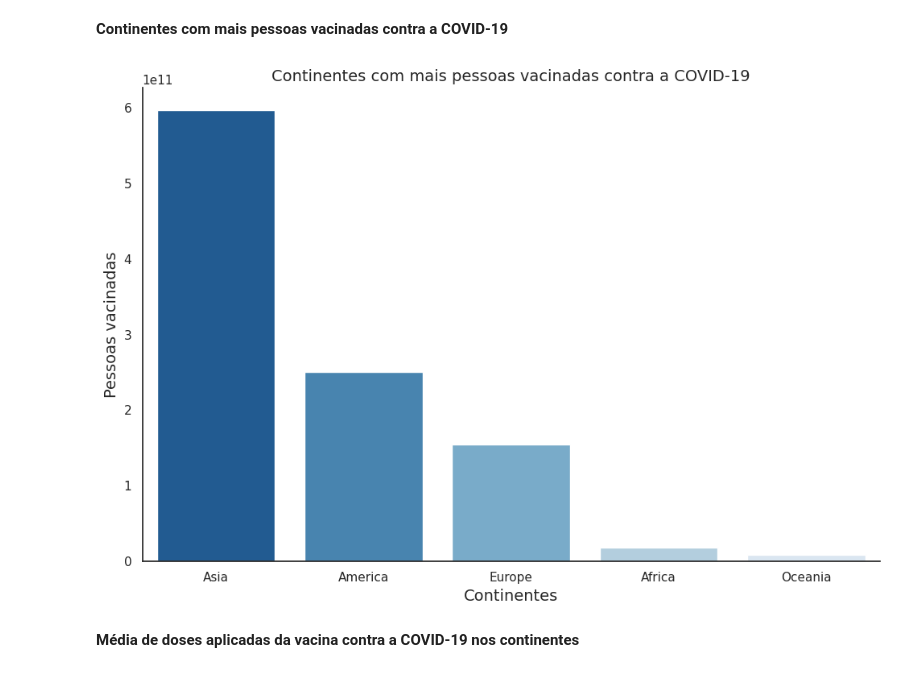
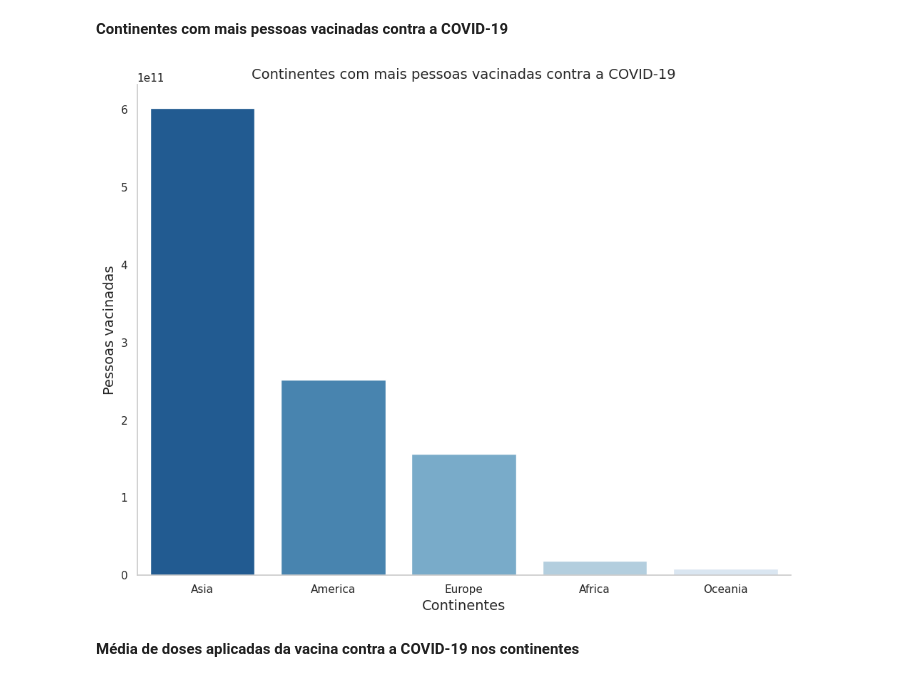
Before and after one commit to victorxbarbosa/victorxbarbosa, a Jupyter notebook: Estudo_de_caso_da_COVID_19.ipynb, the cells around one changed output. Drawn from its saved outputs; the diff is of its cells as text; code cells hidden in the pictures.

```diff
--- a/Estudo_de_caso_da_COVID_19.ipynb
+++ b/Estudo_de_caso_da_COVID_19.ipynb
@@ -34,14 +38,16 @@ import numpy as np
 import matplotlib.pyplot as plt
 import seaborn as sns
 import sweetviz
+import bar_chart_race as bcr
 
+from pywaffle import Waffle
 from wordcloud import WordCloud, STOPWORDS, ImageColorGenerator
 
 %matplotlib inline
 
 # costumizar alguns parâmetros
 plt.rcParams.update({'axes.spines.right': False, 'axes.spines.top': False})
-plt.rcParams["font.size"] = 12
+plt.rcParams["font.size"] = 14
 # %%
 # importar dados
 dados = 'https://github.com/owid/covid-19-data/raw/master/public/data/owid-covid-data.csv'
@@ -278,11 +290,13 @@ corr = df_covid.corr()
 mask=np.triu(np.ones_like(corr, dtype=np.bool))
 
 # gráfico heatmap
-f, ax = plt.subplots(figsize=(18,12))
+f, ax = plt.subplots(figsize=(12,12))
 
 # definir parâmetros
-sns.set_theme(style='whitegrid')
-sns.heatmap(corr, mask= mask, ax=ax, square=True, annot=True, vmin=-1, vmax=1, fmt='.2f');
+rc = {"axes.spines.right": False, "axes.spines.top": False}
+sns.set_theme(style='whitegrid', rc=rc)
+sns.heatmap(corr, mask= mask, ax=ax, square=True, annot=True, vmin=-1, vmax=1, fmt='.2f')
+ax.grid(False)
 
 # plotar
 plt.tight_layout()
@@ -408,14 +421,16 @@ df_covid.groupby(['continent']).median_age.mean().to_frame()
 **Total de mortes por COVID-19 nos continentes**
 # %%
 # ver total de mortes por COVID-19 nos continente
-fig, ax = plt.subplots(figsize=(15,7))
+fig, ax = plt.subplots(figsize=(10,7))
 
 tdc = df_covid.groupby(['continent']).total_deaths.sum().sort_values(ascending=False)[:10].to_dict()
 
+sns.set_theme(style='whitegrid', rc=rc)
 vg = sns.barplot(x=list(tdc.values()), y=list(tdc.keys()), ax=ax, orient='h', palette='Oranges_r')
 ax.set_title('Total de mortes de COVID-19 por continente', fontsize=14)
 ax.set_xlabel('Mortes', fontsize=14)
 ax.set_ylabel('Países', fontsize=14)
+ax.grid(False)
 
 plt.tight_layout()
 # %% [output]
@@ -424,20 +439,22 @@ plt.tight_layout()
 **Continentes com mais pessoas vacinadas contra a COVID-19**
 # %%
 # gráfico dos continentes com as pessoas vacinadas contra o COVID-19
-fig, ax = plt.subplots(figsize=(10,7))
+fig, ax = plt.subplots(figsize=(10,8))
 
 # dados
 cpv = df_covid.groupby(['continent']).people_vaccinated.sum().sort_values(ascending=False)[:10].to_dict()
 
 # criar gráfico
+sns.set_theme(style='whitegrid',rc=rc)
 gcpv = sns.barplot(x=list(cpv.keys()), y=list(cpv.values()), ax=ax, orient='v', palette='Blues_r')
 ax.set_title('Continentes com mais pessoas vacinadas contra a COVID-19', fontsize=14)
 ax.set_xlabel('Continentes', fontsize=14)
 ax.set_ylabel('Pessoas vacinadas', fontsize=14)
+ax.grid(False)
 
 plt.tight_layout()
 # %% [output]
-[figure, old version]
+[figure, new version]
 # %% [markdown]
 **Média de doses aplicadas da vacina contra a COVID-19 nos continentes**
 # %%
```
Also changed, not shown: parts of 34 cells of this notebook.
